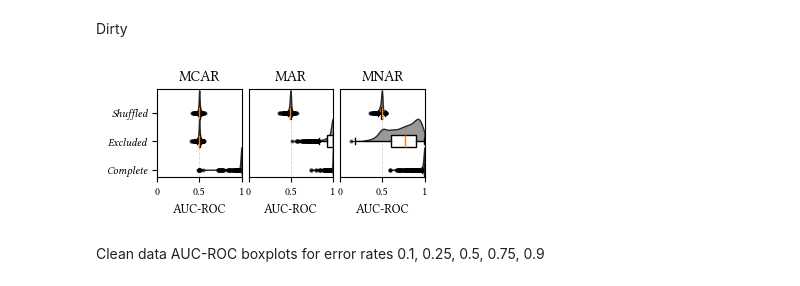
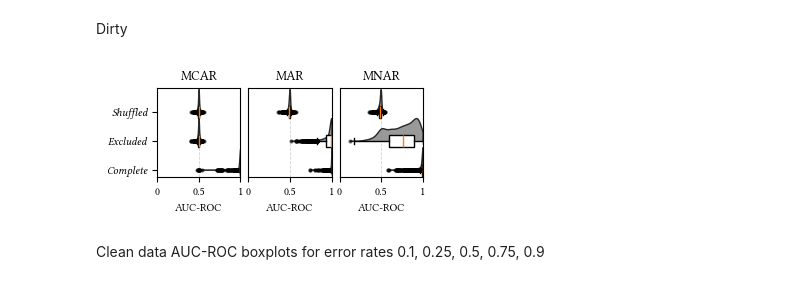
Before and after one commit to calgo-lab/MechDetect, a Jupyter notebook: src/auc_roc_analysis.ipynb, the cells around one changed output. Drawn from its saved outputs; the diff is of its cells as text; code cells hidden in the pictures.

Commit message:
Finalize plots

```diff
--- a/src/auc_roc_analysis.ipynb
+++ b/src/auc_roc_analysis.ipynb
@@ -277,7 +277,7 @@ scenarios = sorted(df_half_error['scenario'].unique())
 
 fig, axes = plt.subplots(
     nrows=1, ncols=len(error_mechanisms),
-    figsize=(TW_single, H8),  # set_size_alt(506.295, h_scale=0.4),  #set_size_alt(506.295, h_scale=0.75),
+    figsize=(TW_single, H8),
     sharex=True, sharey=False
 )
 
@@ -350,35 +350,35 @@ for col_idx, mechanism in enumerate(error_mechanisms):
 
     ax.set_xlim(0, 1)
     ax.set_xlabel('AUC-ROC')
     ax.set_title(mechanism)
 
     bottom = y_positions[0] - spacing / 7
     top = y_positions[-1] + spacing / 2
     ax.set_ylim(bottom, top)
 
     for label in ax.get_yticklabels():
         label.set_fontstyle('italic')
 
 for ax in axes:
     ticks = [0.0, 0.5, 1.0]  # Explicitly include the ticks you want
     ax.set_xticks(ticks)
 
     def smart_tick_formatter(x, pos):
         if x in (0.0, 1.0):
             return f"{int(x)}"
         elif x == 0.5:
             return f"{x:.1f}"
         else:
             return ""
     ax.xaxis.set_major_formatter(mticker.FuncFormatter(smart_tick_formatter))
     ax.tick_params(axis='x')
     ax.xaxis.set_minor_locator(mticker.NullLocator())
 
-plt.tight_layout(pad=0.15)
+plt.tight_layout(pad=0.25)
 plt.savefig("../plots/auc_roc_dirty_violinplots.pdf", bbox_inches='tight', pad_inches=0)
 plt.show()
 # %% [output]
-[figure, old version]
+[figure, new version]
 # %% [markdown]
 Clean data AUC-ROC boxplots for error rates 0.1, 0.25, 0.5, 0.75, 0.9
 # %%
```
Also changed, not shown: parts of 5 cells of this notebook, 8 other files.
